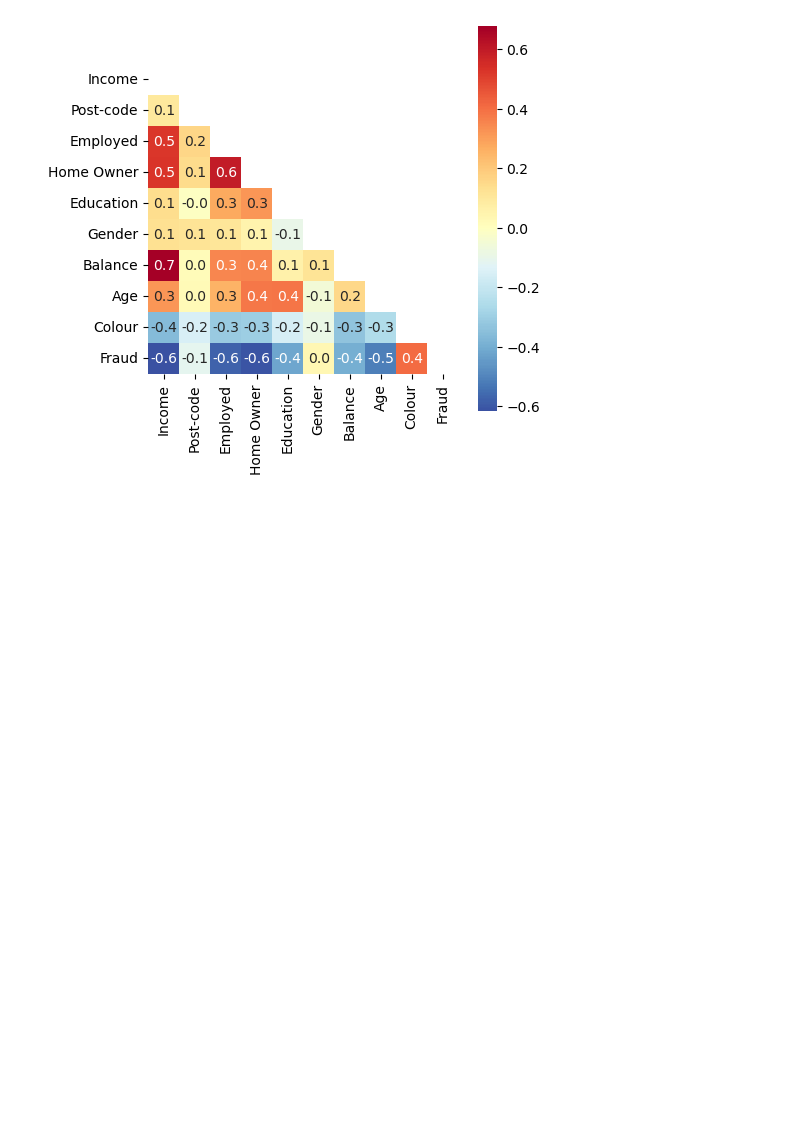
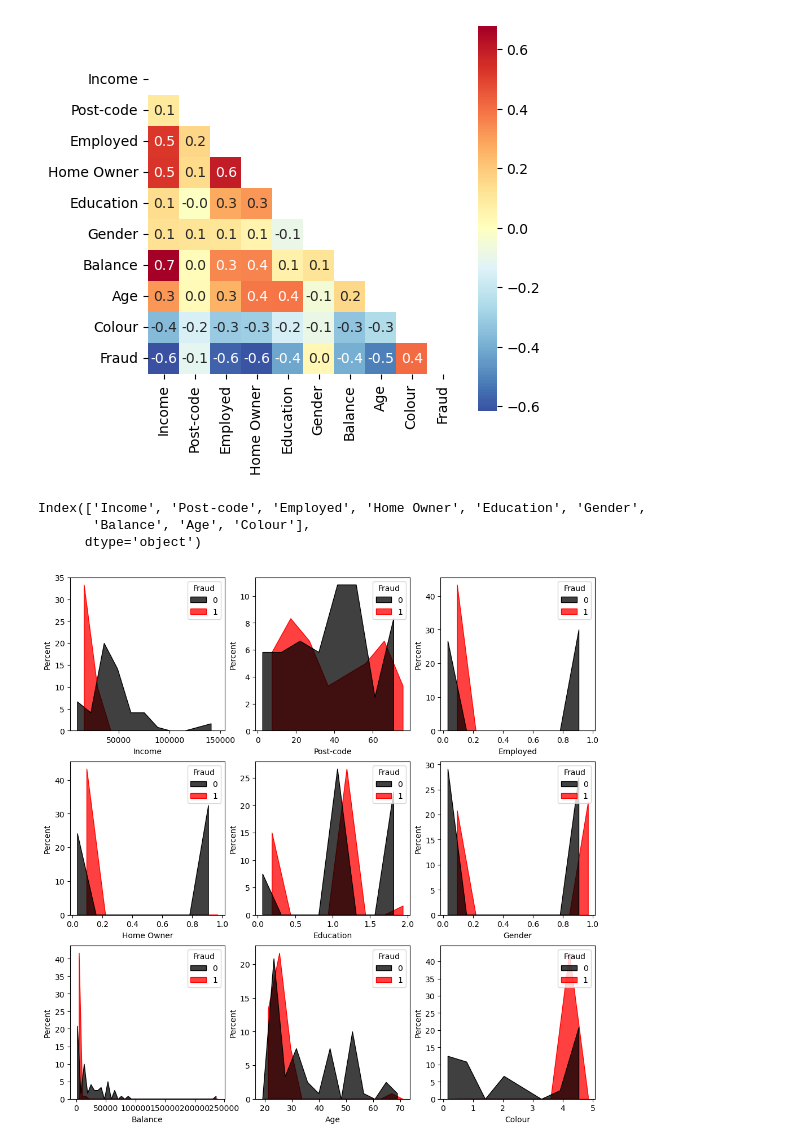
Before and after one commit to legacy-shu/Anaconda-Python-3-, a Jupyter notebook: python/assignment/feature-analisys.ipynb, the cells around one changed output. Saved outputs shown, nothing was run; the diff lists cells and outputs as text; code cells hidden in the pictures; blank space fills up the shorter version.

```diff
--- a/python/assignment/feature-analisys.ipynb
+++ b/python/assignment/feature-analisys.ipynb
@@ -33,3 +33,25 @@ Income      Employed      0.524189
 Employed    Income        0.524189
 dtype: float64
 [figure]
+# %%
+features = df.drop('Fraud', axis=1, inplace=False).columns
+print(features)
+# %% [output]
+Index(['Income', 'Post-code', 'Employed', 'Home Owner', 'Education', 'Gender',
+       'Balance', 'Age', 'Colour'],
+      dtype='object')
+# %%
+fig, axs = plt.subplots(figsize=(12,12) , ncols=3 , nrows=3)
+for i , feature in enumerate(df.columns):
+    if feature != 'Fraud':
+        row = int(i/3)
+        col = i%3
+        sns.histplot(data=df, x=feature, hue="Fraud",
+                     palette=['#000000', '#FF0000'],
+                     ax=axs[row][col],multiple='dodge',
+                     element='poly',stat='percent')
+        # sns.regplot(x=feature , y='Fraud',data=df , ax=axs[row][col])
+        # sns.barplot(data=df, x=feature, hue='Fraud', alpha=0.8, palette='YlGnBu', ax=axs[row][col])
+        # sns.violinplot(x=feature, y ='Fraud', data=df, ax=axs[row][col])
+# %% [output]
+[figure, added]
```
